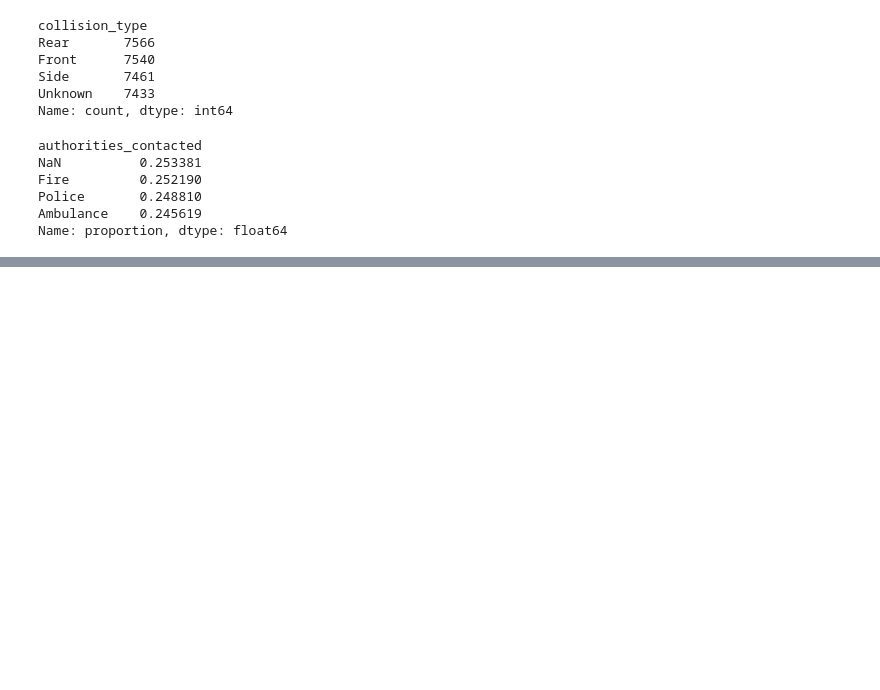
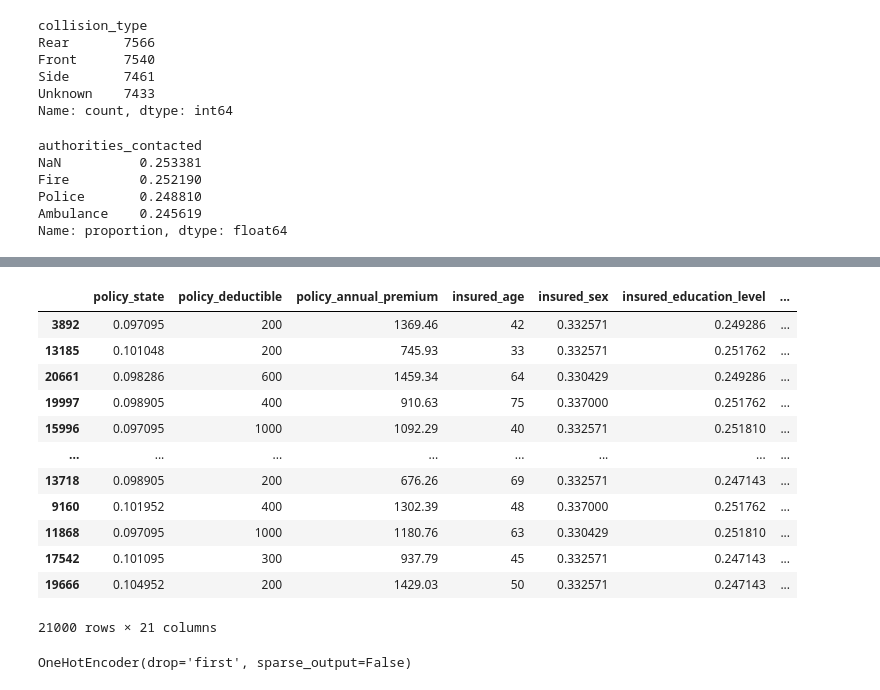
Before and after one commit to Salma-M-H/Car_Fraud_Insurance_Detection, a Jupyter notebook: car_insurance_fraud_detection.ipynb, the cells around one changed output, grey strips where cells are left out. Drawn from its saved outputs; the diff is of its cells as text; code cells hidden in the pictures; blank space fills up the shorter version.

```diff
--- a/car_insurance_fraud_detection.ipynb
+++ b/car_insurance_fraud_detection.ipynb
@@ -282,0 +332,8 @@ Name: incident_date, Length: 30000, dtype: datetime64[ns]
+# %%
+for col in columns:
+   print( pd.crosstab(
+        car_insurance_fraud_df_copy[col],
+        car_insurance_fraud_df_copy['fraud_reported'],
+        normalize='index'
+    ))
+   print('_'*30)
@@ -282,0 +360,3 @@ Name: incident_date, Length: 30000, dtype: datetime64[ns]
+# %%
+columns = ['incident_year', 'incident_month', 'day_name', 'incident_month_day','month_name', 'is_weekend', 'quarter','incident_week_day','incident_date']
+car_insurance_fraud_df_copy.drop(columns, inplace=True, axis=1)
@@ -326,0 +410,4 @@ Name: authorities_contacted, Length: 21000, dtype: object
+# %%
+cols = x_train.select_dtypes(include='object')
+cols = cols.columns.to_list()
+cols
@@ -326,0 +427,4 @@ Name: authorities_contacted, Length: 21000, dtype: object
+# %%
+for col in cols:
+    print(x_train[col].value_counts())
+    print('_'*40)
@@ -326,0 +449,30 @@ Name: authorities_contacted, Length: 21000, dtype: object
+# %%
+frequency_cols = ['policy_state', 'insured_sex', 'insured_education_level', 'insured_occupation', 'insured_hobbies', 'incident_type', 'collision_type',
+        'incident_severity', 'authorities_contacted', 'incident_state']
+
+for col in frequency_cols:
+    freq_map = x_train[col].value_counts(normalize=True)
+    x_train[col] = x_train[col].map(freq_map)
+    x_test[col] = x_test[col].map(freq_map)
+
+x_train
+# %% [output]
+|  | policy_state | policy_deductible | policy_annual_premium | insured_age | insured_sex | insured_education_level | ... |
+| 3892 | 0.097095 | 200 | 1369.46 | 42 | 0.332571 | 0.249286 | ... |
+| 13185 | 0.101048 | 200 | 745.93 | 33 | 0.332571 | 0.251762 | ... |
+| 20661 | 0.098286 | 600 | 1459.34 | 64 | 0.330429 | 0.249286 | ... |
+| 19997 | 0.098905 | 400 | 910.63 | 75 | 0.337000 | 0.251762 | ... |
+| 15996 | 0.097095 | 1000 | 1092.29 | 40 | 0.332571 | 0.251810 | ... |
+| ... | ... | ... | ... | ... | ... | ... | ... |
+| 13718 | 0.098905 | 200 | 676.26 | 69 | 0.332571 | 0.247143 | ... |
+| 9160 | 0.101952 | 400 | 1302.39 | 48 | 0.337000 | 0.251762 | ... |
+| 11868 | 0.097095 | 1000 | 1180.76 | 63 | 0.330429 | 0.251810 | ... |
+| 17542 | 0.101095 | 300 | 937.79 | 45 | 0.332571 | 0.247143 | ... |
+| 19666 | 0.104952 | 200 | 1429.03 | 50 | 0.332571 | 0.247143 | ... |
+21000 rows × 21 columns
+# %%
+OneHot_encoder_cols = ['police_report_available', 'is_overclaimed']
+encoder = OneHotEncoder(sparse_output=False, drop='first').set_output(transform='pandas')
+encoder.fit(x_train[OneHot_encoder_cols])
+# %% [output]
+OneHotEncoder(drop='first', sparse_output=False)
```
Also changed, not shown: parts of 22 cells of this notebook, 1 other file.
